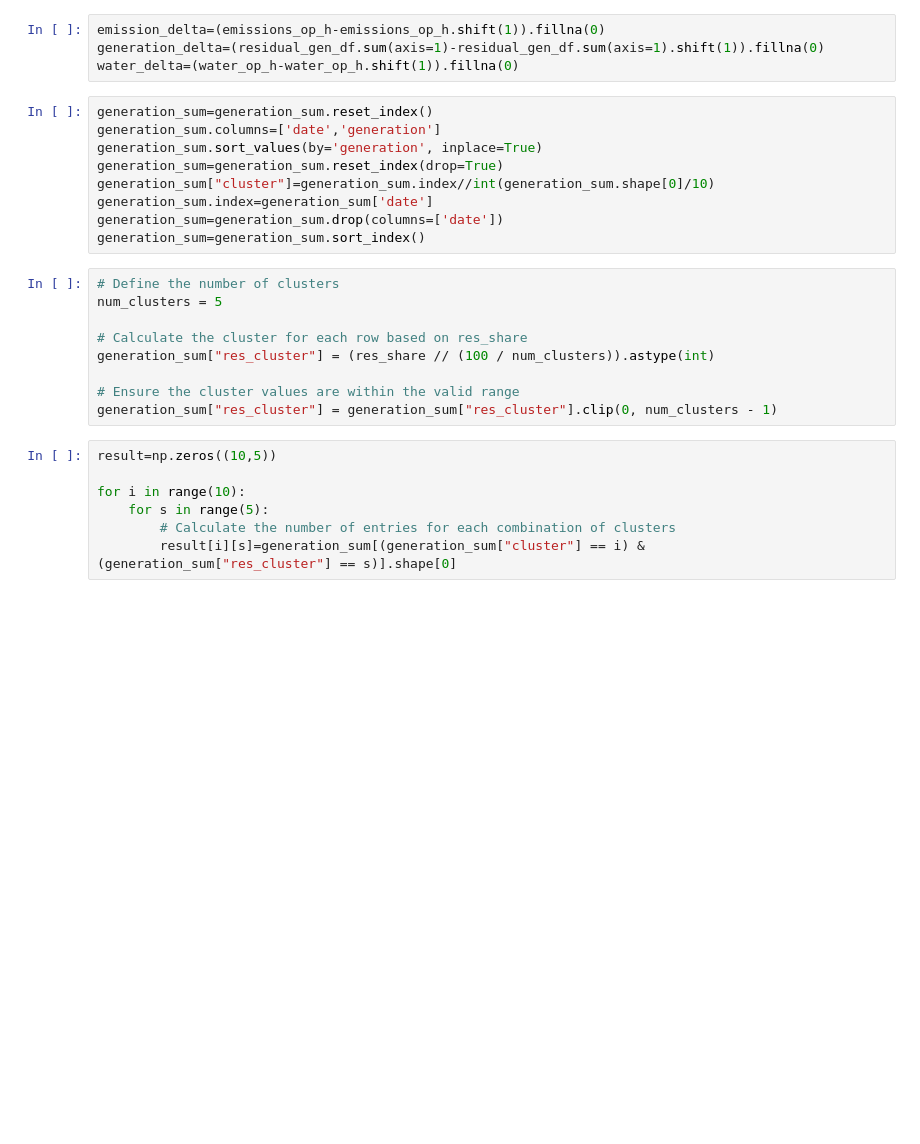
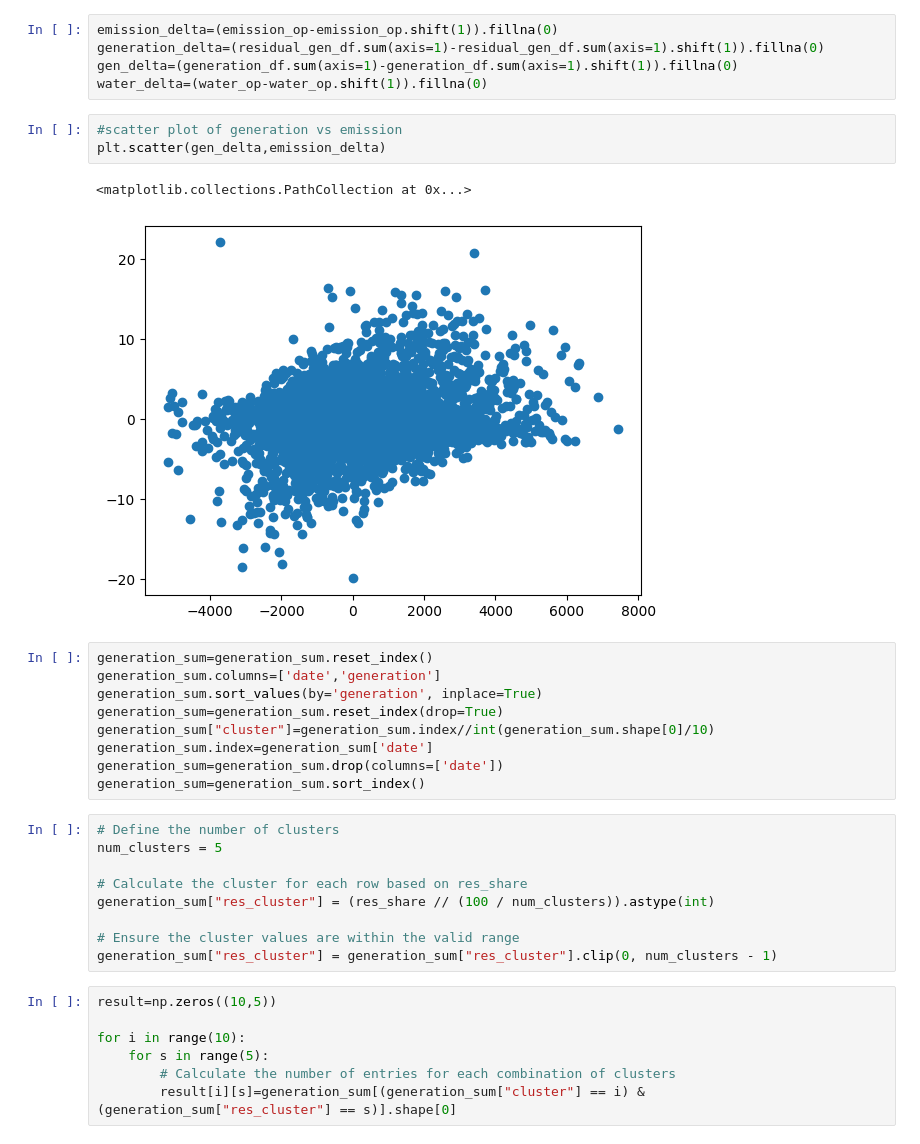
Before and after one commit to jonasschiller/IntensityLib, a Jupyter notebook: Testing.ipynb, the cells around one changed output. Cells and saved outputs as stored; diff of their text form; blank space fills up the shorter version.

```diff
--- a/Testing.ipynb
+++ b/Testing.ipynb
@@ -58,7 +111,14 @@ emissions_op_h.plot()
 # %%
-emission_delta=(emissions_op_h-emissions_op_h.shift(1)).fillna(0)
+emission_delta=(emission_op-emission_op.shift(1)).fillna(0)
 generation_delta=(residual_gen_df.sum(axis=1)-residual_gen_df.sum(axis=1).shift(1)).fillna(0)
-water_delta=(water_op_h-water_op_h.shift(1)).fillna(0)
+gen_delta=(generation_df.sum(axis=1)-generation_df.sum(axis=1).shift(1)).fillna(0)
+water_delta=(water_op-water_op.shift(1)).fillna(0)
+# %%
+#scatter plot of generation vs emission
+plt.scatter(gen_delta,emission_delta)
+# %% [output]
+<matplotlib.collections.PathCollection at 0x...>
+[figure, added]
 # %%
 generation_sum=generation_sum.reset_index()
 generation_sum.columns=['date','generation']
```
Also changed, not shown: parts of 13 cells of this notebook, 8 other files.
